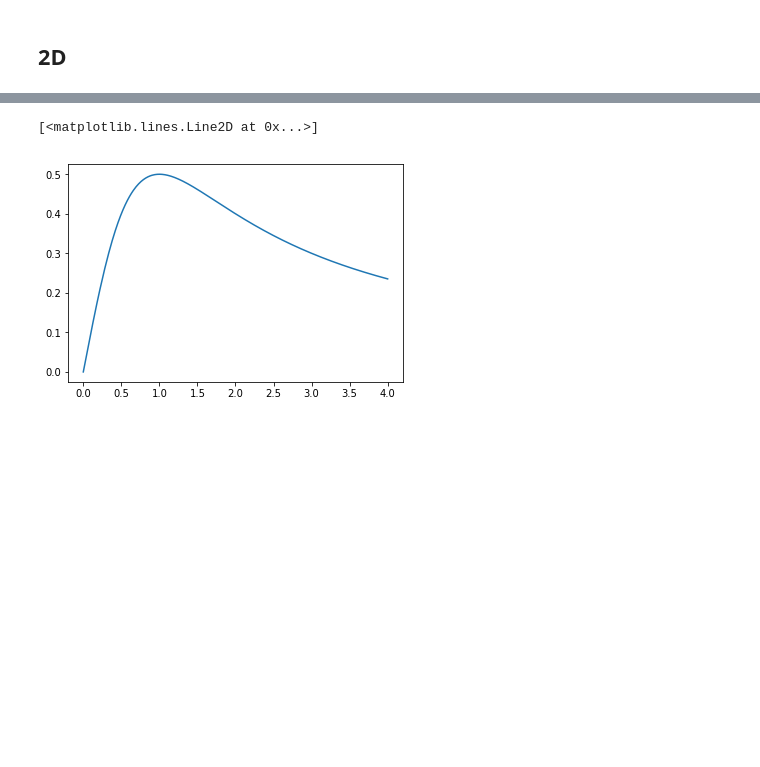
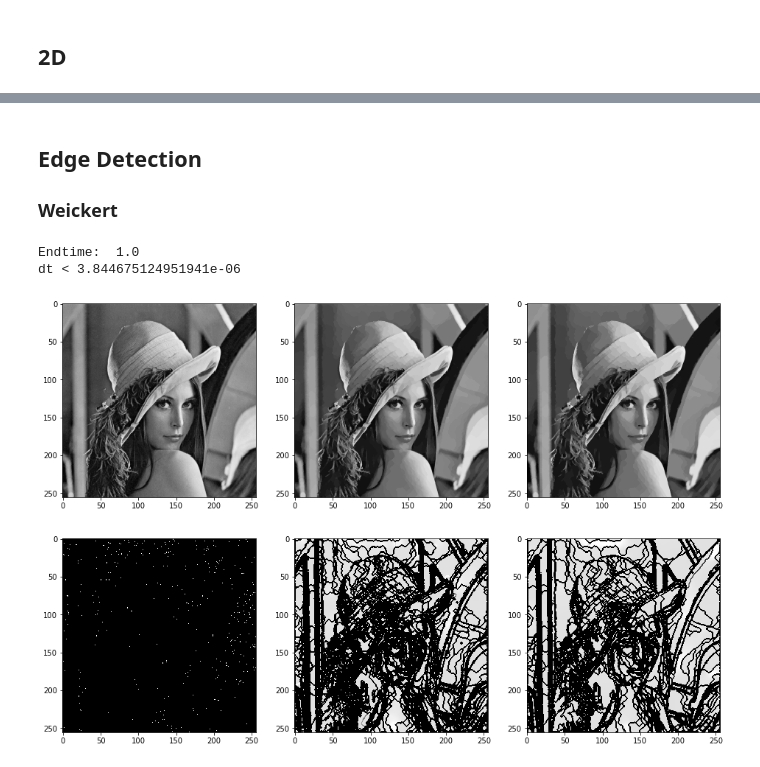
Before and after one commit to jorgenriseth/Perona-Malik-Equation, a Jupyter notebook: Figures.ipynb, the cells around one changed output, grey strips where cells are left out. Drawn from its saved outputs; the diff is of its cells as text; code cells hidden in the pictures; blank space fills up the shorter version.

```diff
--- a/Figures.ipynb
+++ b/Figures.ipynb
@@ -128,5 +118,75 @@ plt.show()
-# %%
-plt.plot(s**(1/2), func.flux(func.rational, 1)(s))
-# %% [output]
-[<matplotlib.lines.Line2D at 0x...>]
-[figure, removed]
+# %% [markdown]
+## Edge Detection
+
+### Weickert
+# %%
+M, N = 254, 254
+K = (M+2)*(N+2)
+dx, dy = 1/(M+1), 1/(N+1)
+
+T = 10000
+# dt = 1e-2
+dt = 1/T
+
+print("Endtime: ", T*dt)
+print("dt <", 1/(2/dx**2 + 2/dy**2))
+
+
+imname = "lena-256x256.jpg"
+I = D2.load_image("./images/"+ imname, (M+2, N+2))
+# I = D2.add_noise2D(I, scale = 30)
+
+# funcnum = 1
+# g = func.choose_function(funcnum, c = 1)
+# U_rat = D2.solve_BE(I.reshape(K), g, M, N, T, dt, True)
+
+funcnum = 5
+g = func.choose_function(funcnum, c = 5)
+U_weick = D2.solve_BE(I.reshape(K), g, M, N, T, dt, False)
+
+# funcnum = 0
+# g = func.choose_function(funcnum, c = 0.01)
+# U_heat= D2.solve_BE(I.reshape(K), g, M, N, T, dt, True)
+
+# plt.figure(figsize = (20, 14))
+# plt.subplot(221)
+# plt.imshow(I, cmap = "gray")
+# plt.subplot(222)
+# plt.imshow(D2.array_to_image(U_rat[-1], N+2, M+2), cmap = "gray")
+# plt.subplot(223)
+# plt.imshow(D2.array_to_image(U_weick[-1], N+2, M+2), cmap = "gray")
+# plt.subplot(224)
+# plt.imshow(D2.array_to_image(U_heat[-1], N+2, M+2), cmap = "gray")
+# plt.tight_layout()
+# plt.savefig("./figures/comparison_2D.png")
+# %% [output]
+Endtime:  1.0
+dt < 3.844675124951941e-06
+# %%
+plt.figure(figsize = (16, 6))
+plt.subplot(131)
+plt.imshow(D2.array_to_image(U_weick[0], N+2, M+2), cmap = "gray")
+plt.subplot(132)
+plt.imshow(D2.array_to_image(U_weick[T//2], N+2, M+2), cmap = "gray")
+plt.subplot(133)
+plt.imshow(D2.array_to_image(U_weick[-1], N+2, M+2), cmap = "gray")
+plt.show()
+
+Dx = diffX(M, N)
+Dy = diffY(M, N)
+
+G0 = g(Dx.dot(U_weick[0])**2 + Dy.dot(U_weick[0])**2)
+G2 = g(Dx.dot(U_weick[T//2])**2 + Dy.dot(U_weick[T//2])**2)
+Gend = g(Dx.dot(U_weick[-1])**2 + Dy.dot(U_weick[-1])**2)
+
+plt.figure(figsize = (16, 6))
+plt.subplot(131)
+plt.imshow(G0.reshape(N+2, M+2), cmap ="gray")
+plt.subplot(132)
+plt.imshow(G2.reshape(N+2, M+2), cmap = "gray")
+plt.subplot(133)
+plt.imshow(Gend.reshape(N+2, M+2), cmap = "gray")
+plt.show()
+# %% [output]
+[figure, added]
+[figure, added]
```
Also changed, not shown: parts of 13 cells of this notebook, 19 other files.
